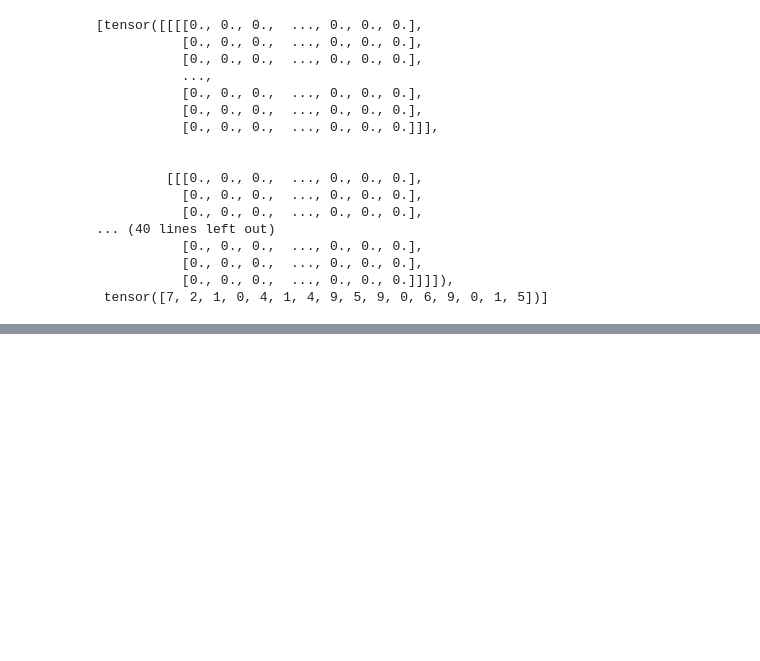
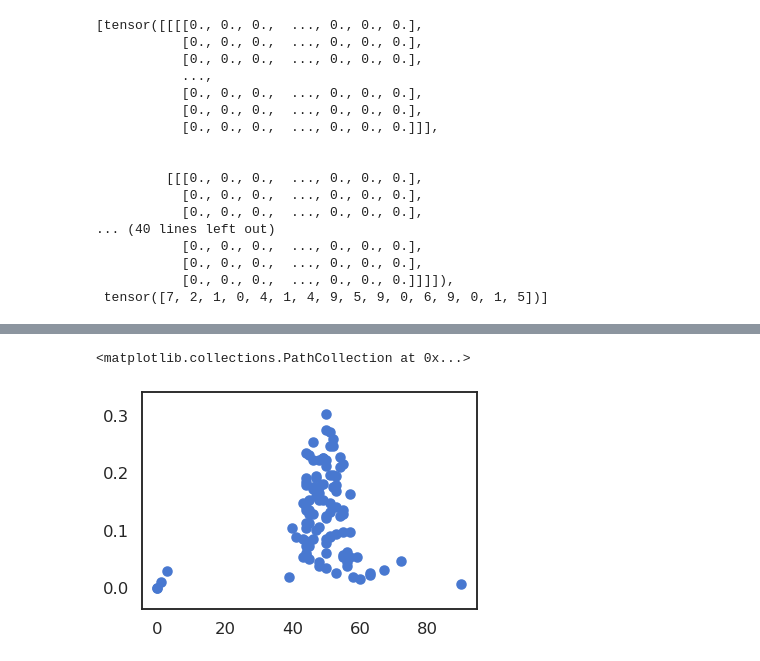
Before and after one commit to twosixlabs/csl, a Jupyter notebook: experiments/immediate_sensitivity/Adult_ImmediateSensitivity_Simple.ipynb, the cells around one changed output, grey strips where cells are left out. Drawn from its saved outputs; the diff is of its cells as text; code cells hidden in the pictures; blank space fills up the shorter version.

```diff
--- a/experiments/immediate_sensitivity/Adult_ImmediateSensitivity_Simple.ipynb
+++ b/experiments/immediate_sensitivity/Adult_ImmediateSensitivity_Simple.ipynb
@@ -583 +582,6 @@ Accuracy: 0.8858
+# %%
+plt.scatter(nll_thresh, nll_adv)
+# %% [output]
+<matplotlib.collections.PathCollection at 0x...>
+[figure, added]
 # %%
```
Also changed, not shown: parts of 42 cells of this notebook, 2 other files.
